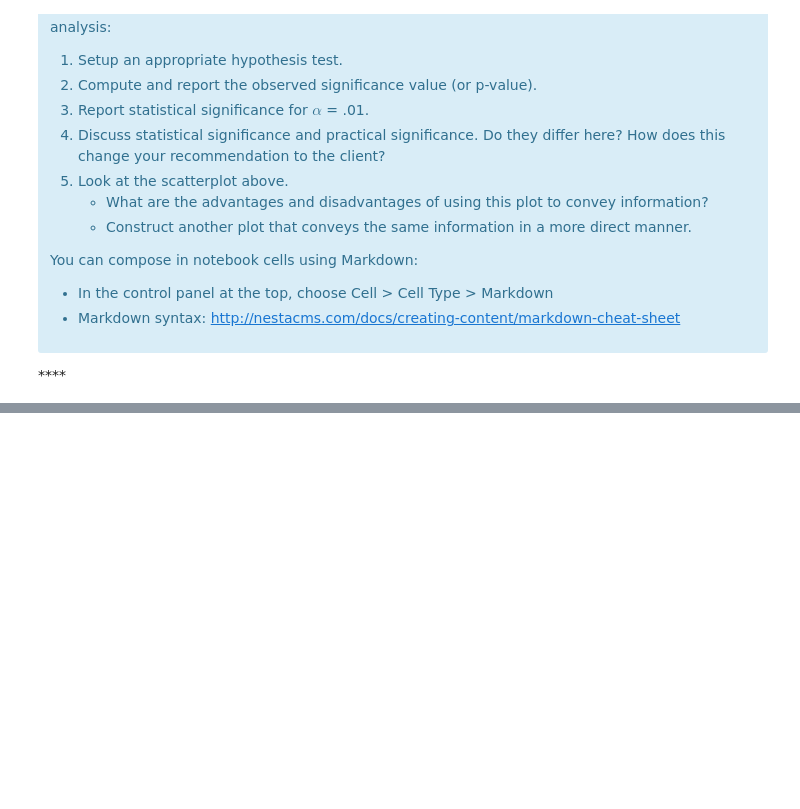
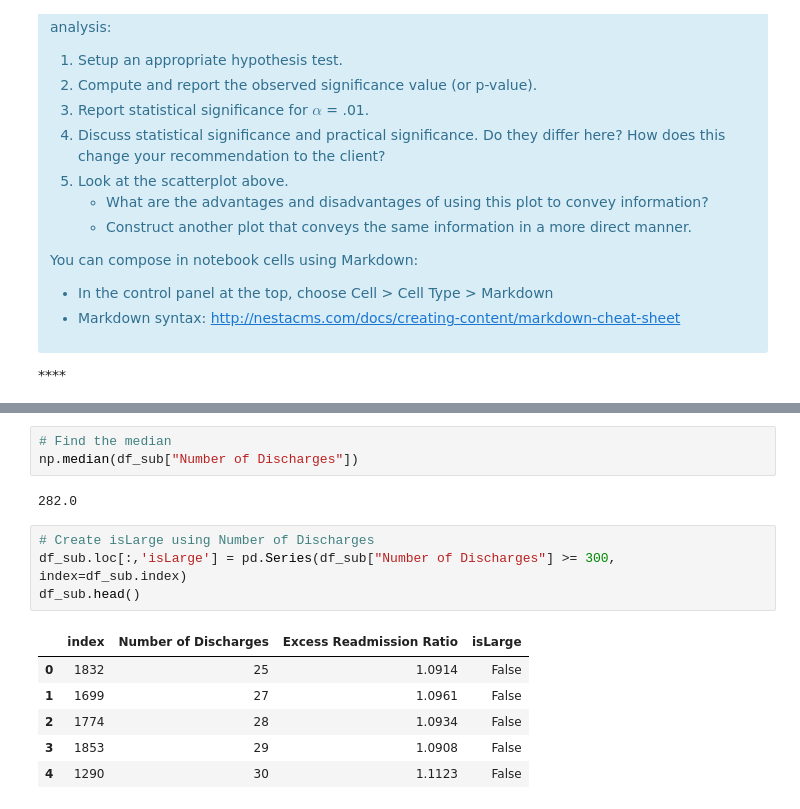
Before and after one commit to SapphireCore/DSTP, a Jupyter notebook: Unit8_hospital_readmit/sliderule_dsi_inferential_statistics_exercise_3.ipynb, the cells around one changed output, grey strips where cells are left out. Cells and saved outputs as stored; diff of their text form; blank space fills up the shorter version.

```diff
--- a/Unit8_hospital_readmit/sliderule_dsi_inferential_statistics_exercise_3.ipynb
+++ b/Unit8_hospital_readmit/sliderule_dsi_inferential_statistics_exercise_3.ipynb
@@ -108,0 +249,16 @@ You can compose in notebook cells using Markdown:
+# %%
+# Find the median
+np.median(df_sub["Number of Discharges"])
+# %% [output]
+282.0
+# %%
+# Create isLarge using Number of Discharges
+df_sub.loc[:,'isLarge'] = pd.Series(df_sub["Number of Discharges"] >= 300, index=df_sub.index)
+df_sub.head()
+# %% [output]
+|  | index | Number of Discharges | Excess Readmission Ratio | isLarge |
+| 0 | 1832 | 25 | 1.0914 | False |
+| 1 | 1699 | 27 | 1.0961 | False |
+| 2 | 1774 | 28 | 1.0934 | False |
+| 3 | 1853 | 29 | 1.0908 | False |
+| 4 | 1290 | 30 | 1.1123 | False |
```
Also changed, not shown: parts of 16 cells of this notebook.
